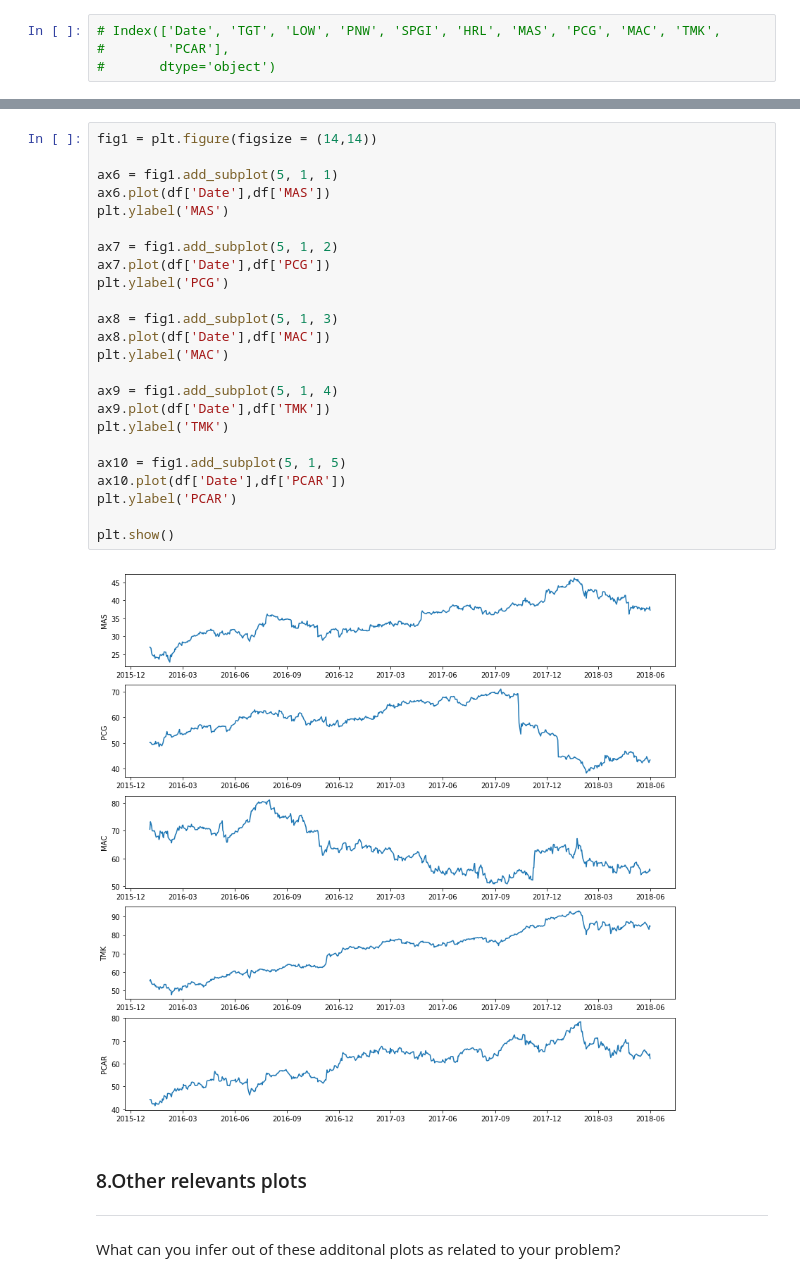
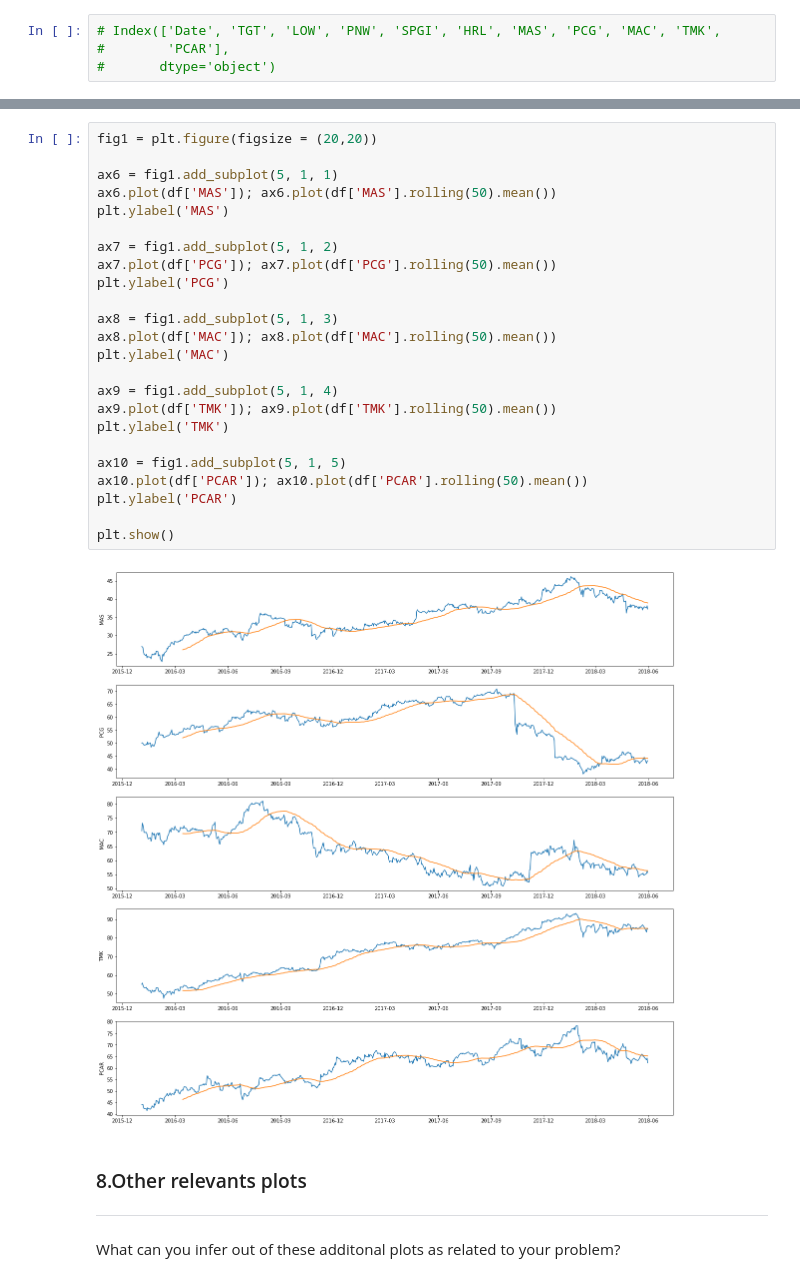
Before and after one commit to twest1494/Unit-2-Project, a Jupyter notebook: eda-template.ipynb, the cells around one changed output, grey strips where cells are left out. Cells and saved outputs as stored; diff of their text form.

```diff
--- a/eda-template.ipynb
+++ b/eda-template.ipynb
@@ -325,29 +332,29 @@ plt.show()
 # %%
-fig1 = plt.figure(figsize = (14,14))
+fig1 = plt.figure(figsize = (20,20))
 
 ax6 = fig1.add_subplot(5, 1, 1)
-ax6.plot(df['Date'],df['MAS'])
+ax6.plot(df['MAS']); ax6.plot(df['MAS'].rolling(50).mean())
 plt.ylabel('MAS')
 
 ax7 = fig1.add_subplot(5, 1, 2)
-ax7.plot(df['Date'],df['PCG'])
+ax7.plot(df['PCG']); ax7.plot(df['PCG'].rolling(50).mean())
 plt.ylabel('PCG')
 
 ax8 = fig1.add_subplot(5, 1, 3)
-ax8.plot(df['Date'],df['MAC'])
+ax8.plot(df['MAC']); ax8.plot(df['MAC'].rolling(50).mean())
 plt.ylabel('MAC')
 
 ax9 = fig1.add_subplot(5, 1, 4)
-ax9.plot(df['Date'],df['TMK'])
+ax9.plot(df['TMK']); ax9.plot(df['TMK'].rolling(50).mean())
 plt.ylabel('TMK')
 
 ax10 = fig1.add_subplot(5, 1, 5)
-ax10.plot(df['Date'],df['PCAR'])
+ax10.plot(df['PCAR']); ax10.plot(df['PCAR'].rolling(50).mean())
 plt.ylabel('PCAR')
 
 plt.show()
 # %% [output]
-[figure, old version]
+[figure, new version]
 # %% [markdown]
 ### 8.Other relevants plots
 
```
Also changed, not shown: parts of 4 cells of this notebook.
